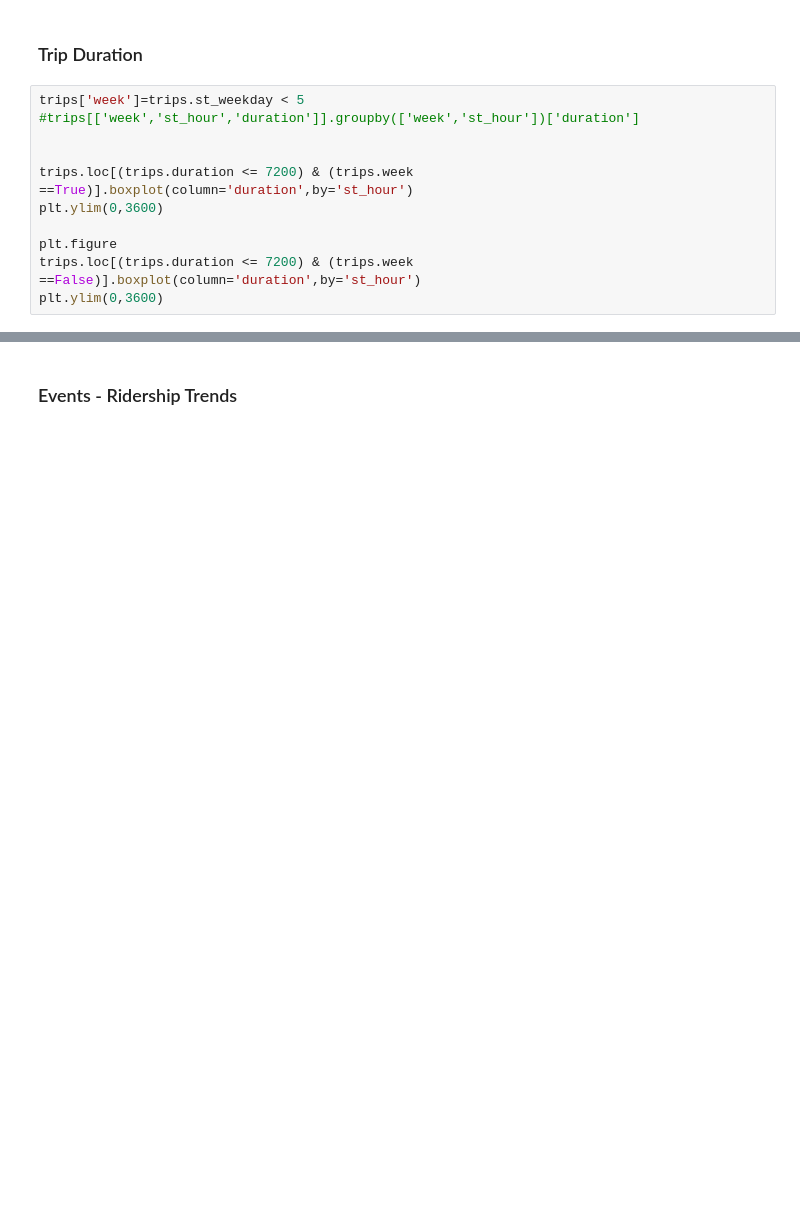
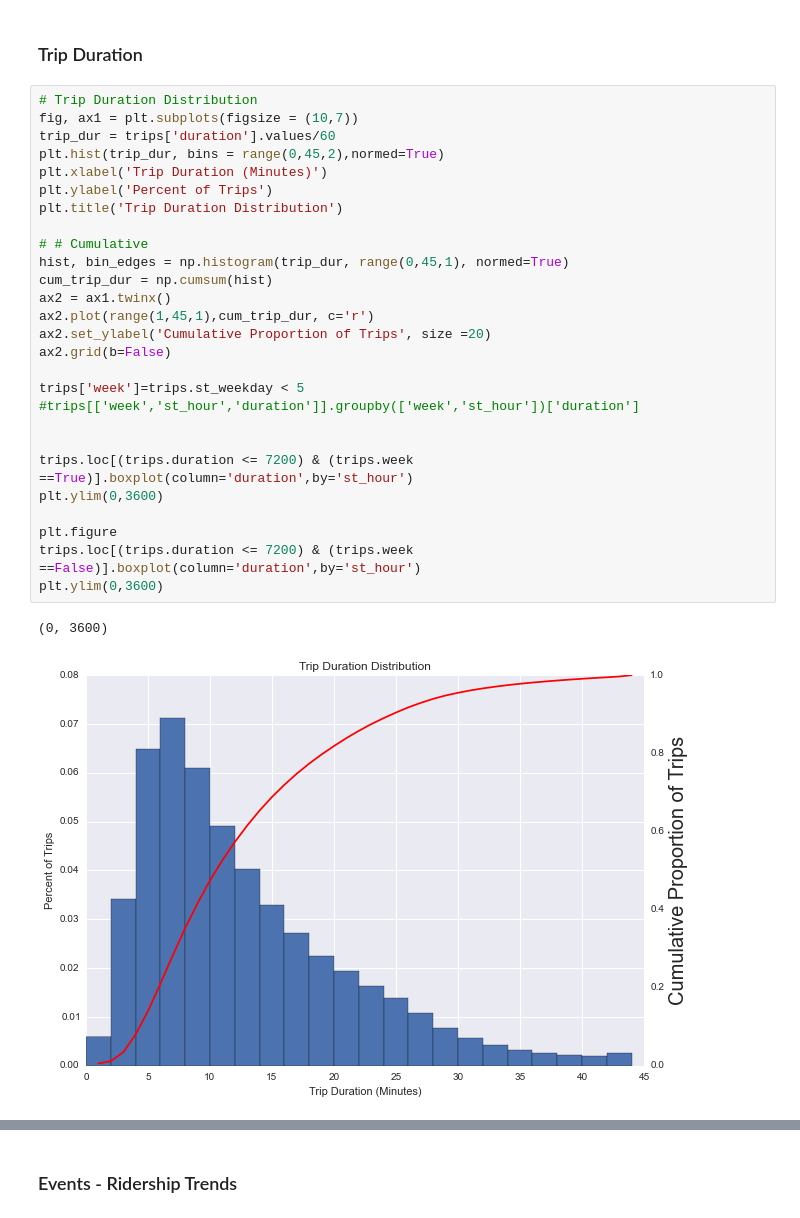
Before and after one commit to CS109Hubway/classp, a Jupyter notebook: Test_Hubway.ipynb, the cells around one changed output, grey strips where cells are left out. Drawn from its saved outputs; the diff is of its cells as text; blank space fills up the shorter version.

```diff
--- a/Test_Hubway.ipynb
+++ b/Test_Hubway.ipynb
@@ -584,13 +630,32 @@ plt.ylabel(' Hourly Ridership (Trips)',size = 15)
 # %% [markdown]
 ### Trip Duration
 # %%
+# Trip Duration Distribution
+fig, ax1 = plt.subplots(figsize = (10,7))
+trip_dur = trips['duration'].values/60
+plt.hist(trip_dur, bins = range(0,45,2),normed=True)
+plt.xlabel('Trip Duration (Minutes)')
+plt.ylabel('Percent of Trips')
+plt.title('Trip Duration Distribution')
+
+# # Cumulative
+hist, bin_edges = np.histogram(trip_dur, range(0,45,1), normed=True)
+cum_trip_dur = np.cumsum(hist)
+ax2 = ax1.twinx()
+ax2.plot(range(1,45,1),cum_trip_dur, c='r')
+ax2.set_ylabel('Cumulative Proportion of Trips', size =20)
+ax2.grid(b=False)
+
 trips['week']=trips.st_weekday < 5
 #trips[['week','st_hour','duration']].groupby(['week','st_hour'])['duration']
 
 
 trips.loc[(trips.duration <= 7200) & (trips.week ==True)].boxplot(column='duration',by='st_hour')
 plt.ylim(0,3600)
 
 plt.figure
 trips.loc[(trips.duration <= 7200) & (trips.week ==False)].boxplot(column='duration',by='st_hour')
 plt.ylim(0,3600)
+# %% [output]
+(0, 3600)
+[figure, added]
```
Also changed, not shown: parts of 13 cells of this notebook, 1 other file.
